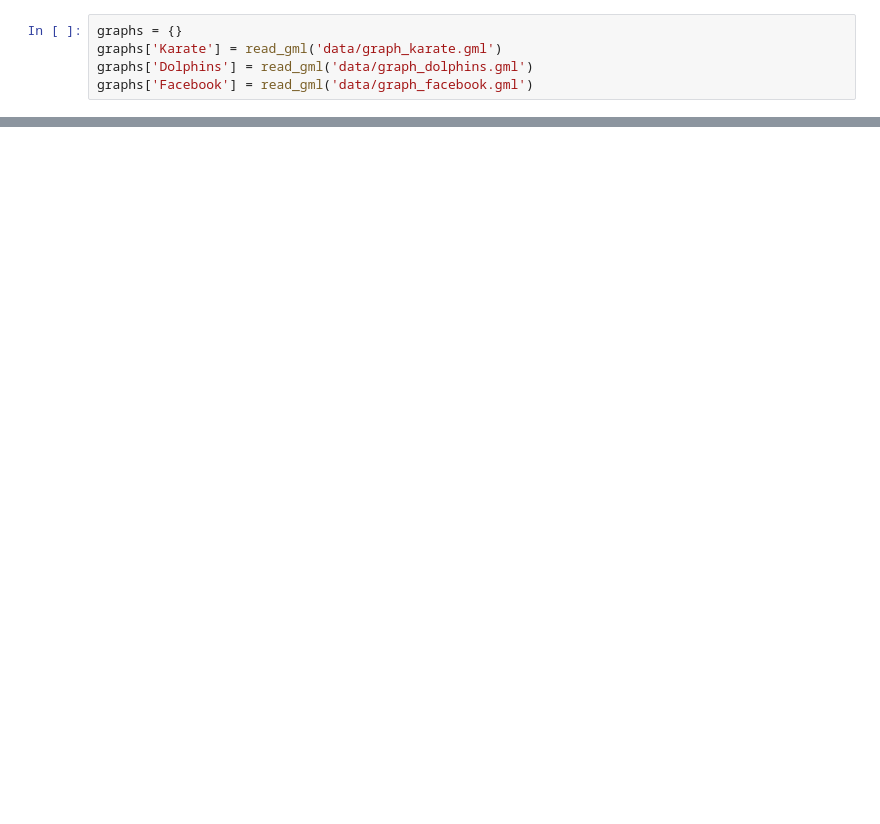
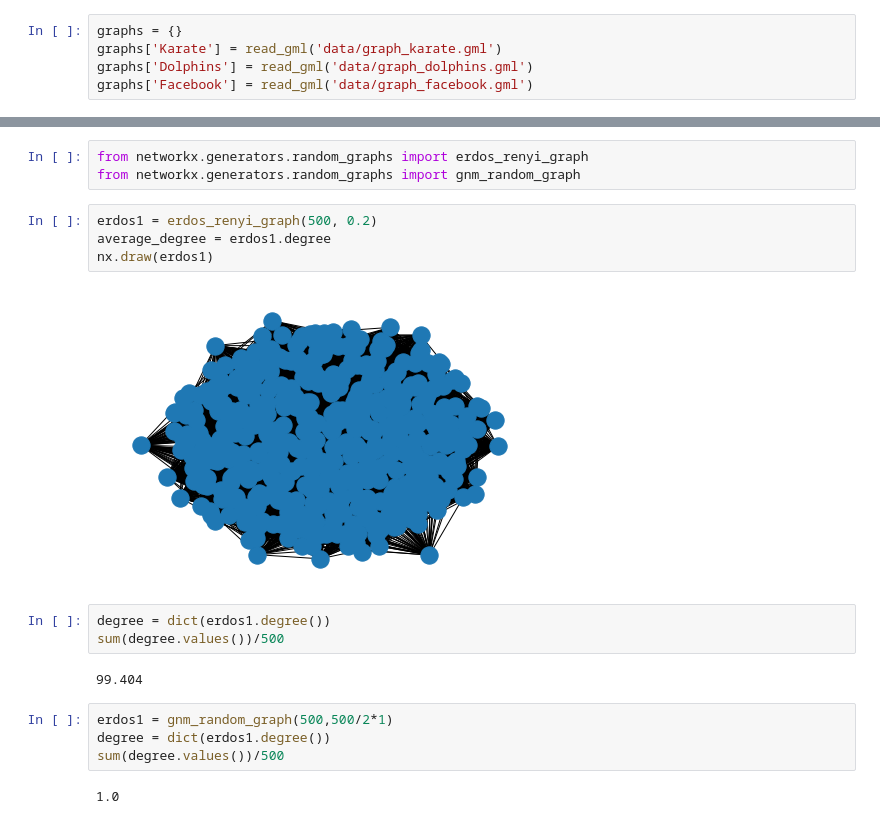
Before and after one commit to moerfii/network_science_uzh, a Jupyter notebook: assignment_4/excercise04.ipynb, the cells around one changed output, grey strips where cells are left out. Drawn from its saved outputs; the diff is of its cells as text; blank space fills up the shorter version.

```diff
--- a/assignment_4/excercise04.ipynb
+++ b/assignment_4/excercise04.ipynb
@@ -52,0 +112,20 @@ for node in label_dict['Dolphins']:
+# %%
+from networkx.generators.random_graphs import erdos_renyi_graph
+from networkx.generators.random_graphs import gnm_random_graph
+# %%
+erdos1 = erdos_renyi_graph(500, 0.2)
+average_degree = erdos1.degree
+nx.draw(erdos1)
+# %% [output]
+[figure, added]
+# %%
+degree = dict(erdos1.degree())
+sum(degree.values())/500
+# %% [output]
+99.404
+# %%
+erdos1 = gnm_random_graph(500,500/2*1)
+degree = dict(erdos1.degree())
+sum(degree.values())/500
+# %% [output]
+1.0
```
Also changed, not shown: parts of 10 cells of this notebook.
